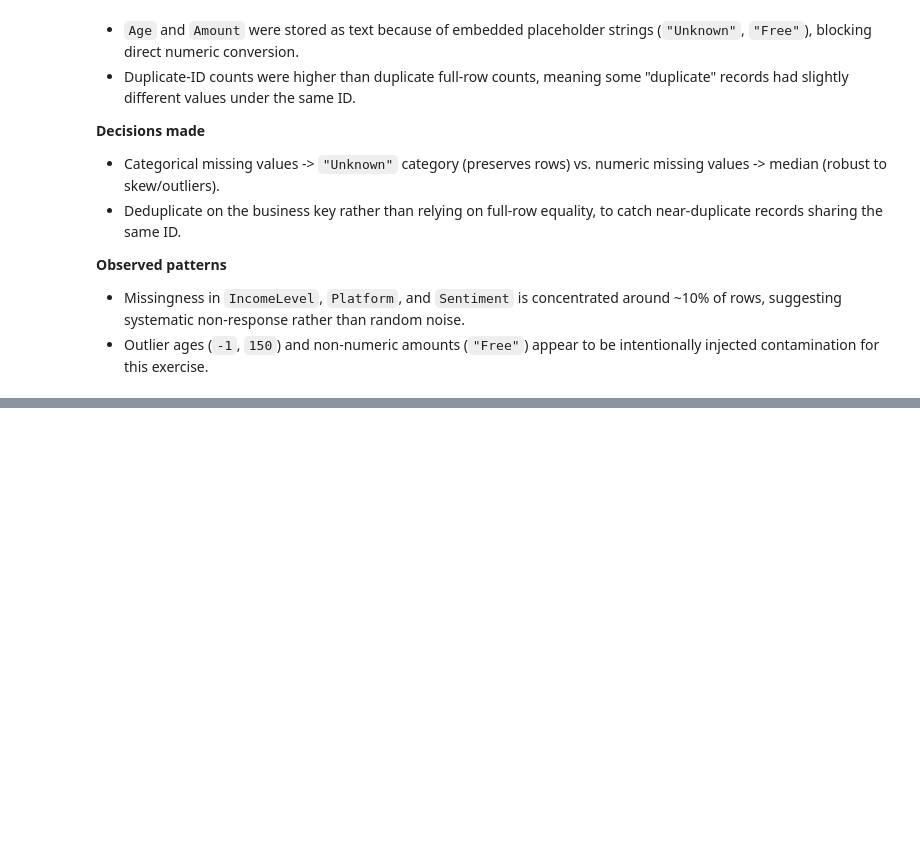
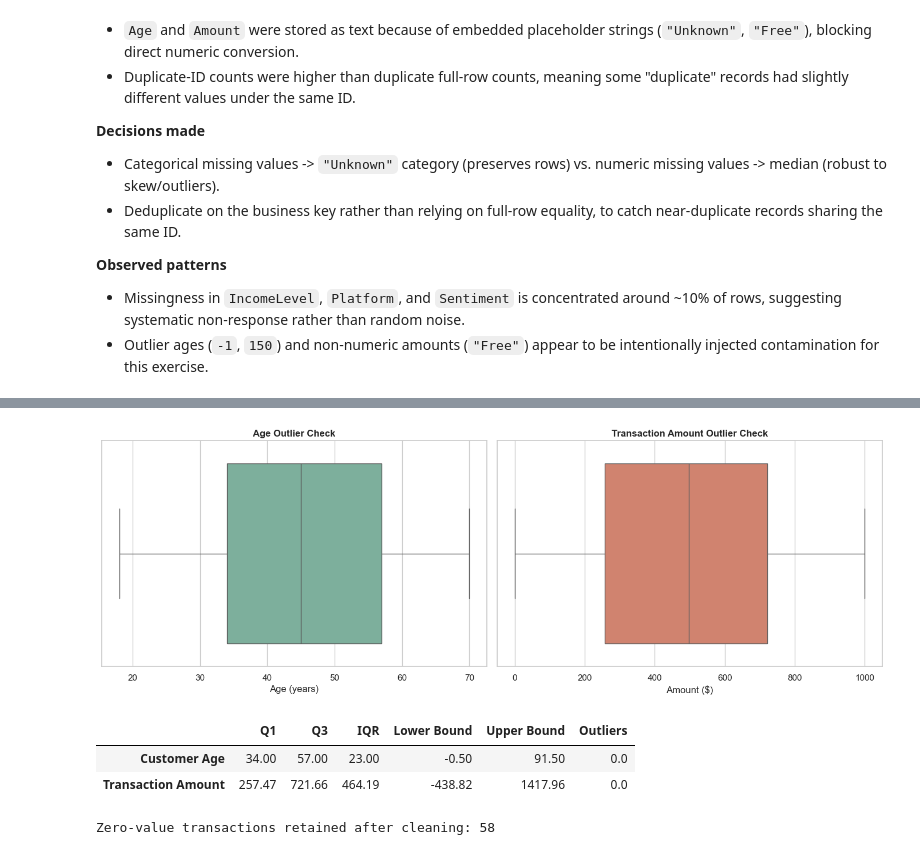
Before and after one commit to nix-cy/Milestone2, a Jupyter notebook: Preprocessing_FinMark.ipynb, the cells around one changed output, grey strips where cells are left out. Drawn from its saved outputs; the diff is of its cells as text; code cells hidden in the pictures; blank space fills up the shorter version.

```diff
--- a/Preprocessing_FinMark.ipynb
+++ b/Preprocessing_FinMark.ipynb
@@ -244,0 +471,37 @@ Saved: Cleaned_Customer_Demographics.csv, Cleaned_Customer_Transactions.csv, Cle
+# %%
+def iqr_outlier_summary(series):
+    q1, q3 = np.percentile(series, [25, 75])
+    iqr = q3 - q1
+    lower_bound = q1 - 1.5 * iqr
+    upper_bound = q3 + 1.5 * iqr
+    outlier_count = ((series < lower_bound) | (series > upper_bound)).sum()
+    return {
+        "Q1": q1,
+        "Q3": q3,
+        "IQR": iqr,
+        "Lower Bound": lower_bound,
+        "Upper Bound": upper_bound,
+        "Outliers": int(outlier_count),
+    }
+
+outlier_summary = pd.DataFrame({
+    "Customer Age": iqr_outlier_summary(segments_eda["Age"]),
+    "Transaction Amount": iqr_outlier_summary(transactions_eda["Amount"]),
+}).T
+
+fig, axes = plt.subplots(1, 2, figsize=(14, 5))
+sns.boxplot(x=segments_eda["Age"], color="#75B79E", ax=axes[0])
+axes[0].set(title="Age Outlier Check", xlabel="Age (years)")
+sns.boxplot(x=transactions_eda["Amount"], color="#E07A5F", ax=axes[1])
+axes[1].set(title="Transaction Amount Outlier Check", xlabel="Amount ($)")
+plt.tight_layout()
+plt.show()
+
+display(outlier_summary.round(2))
+print(f"Zero-value transactions retained after cleaning: {(transactions_eda['Amount'] == 0).sum():,}")
+# %% [output]
+[figure, added]
+|  | Q1 | Q3 | IQR | Lower Bound | Upper Bound | Outliers |
+| Customer Age | 34.00 | 57.00 | 23.00 | -0.50 | 91.50 | 0.0 |
+| Transaction Amount | 257.47 | 721.66 | 464.19 | -438.82 | 1417.96 | 0.0 |
+Zero-value transactions retained after cleaning: 58
```
Also changed, not shown: parts of 17 cells of this notebook.
